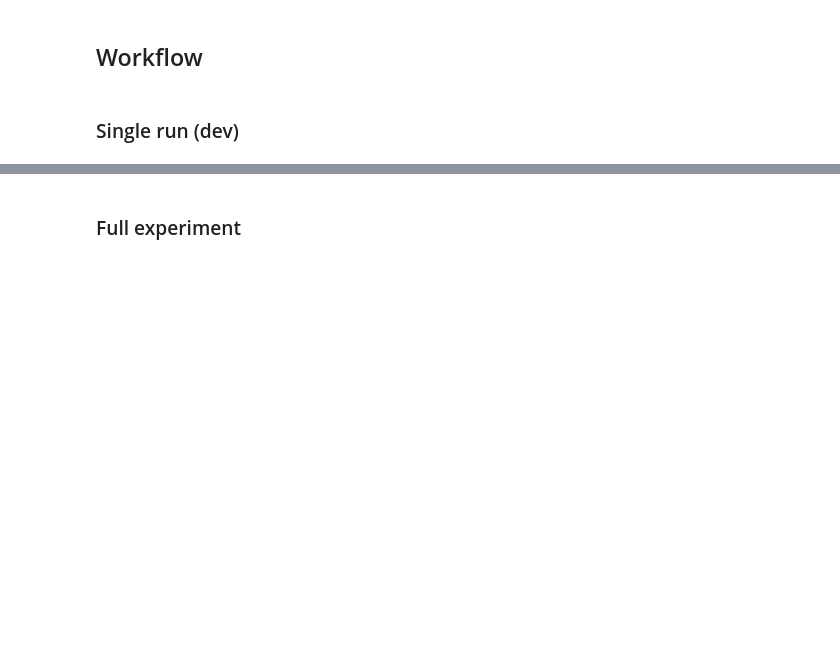
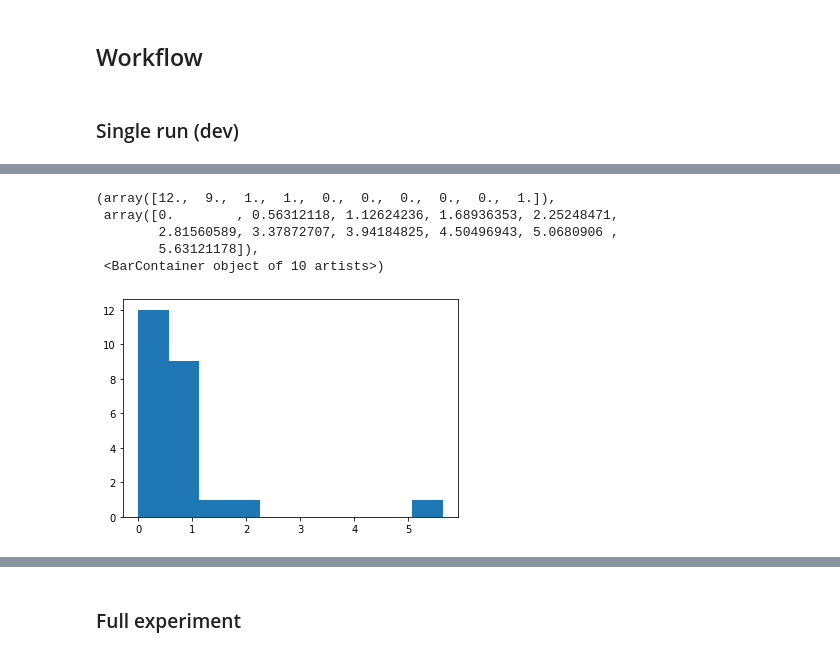
Before and after one commit to kaiser-dan/proj_naive-embedded-reconstruction, a Jupyter notebook: notebooks/ex/EMB_ex19_logistic-regression.ipynb, the cells around one changed output, grey strips where cells are left out. Drawn from its saved outputs; the diff is of its cells as text; code cells hidden in the pictures; blank space fills up the shorter version.

```diff
--- a/notebooks/ex/EMB_ex19_logistic-regression.ipynb
+++ b/notebooks/ex/EMB_ex19_logistic-regression.ipynb
@@ -168,0 +199,9 @@ R_G, R_H, testset, trainset = utils.partial_information(G, H, theta)
+# %%
+plt.hist([np.log(len(c)) for c in nx.connected_components(R_G)])
+# %% [output]
+(array([12.,  9.,  1.,  1.,  0.,  0.,  0.,  0.,  0.,  1.]),
+ array([0.        , 0.56312118, 1.12624236, 1.68936353, 2.25248471,
+        2.81560589, 3.37872707, 3.94184825, 4.50496943, 5.0680906 ,
+        5.63121178]),
+ <BarContainer object of 10 artists>)
+[figure, added]
```
Also changed, not shown: parts of 14 cells of this notebook, 4 other files.
